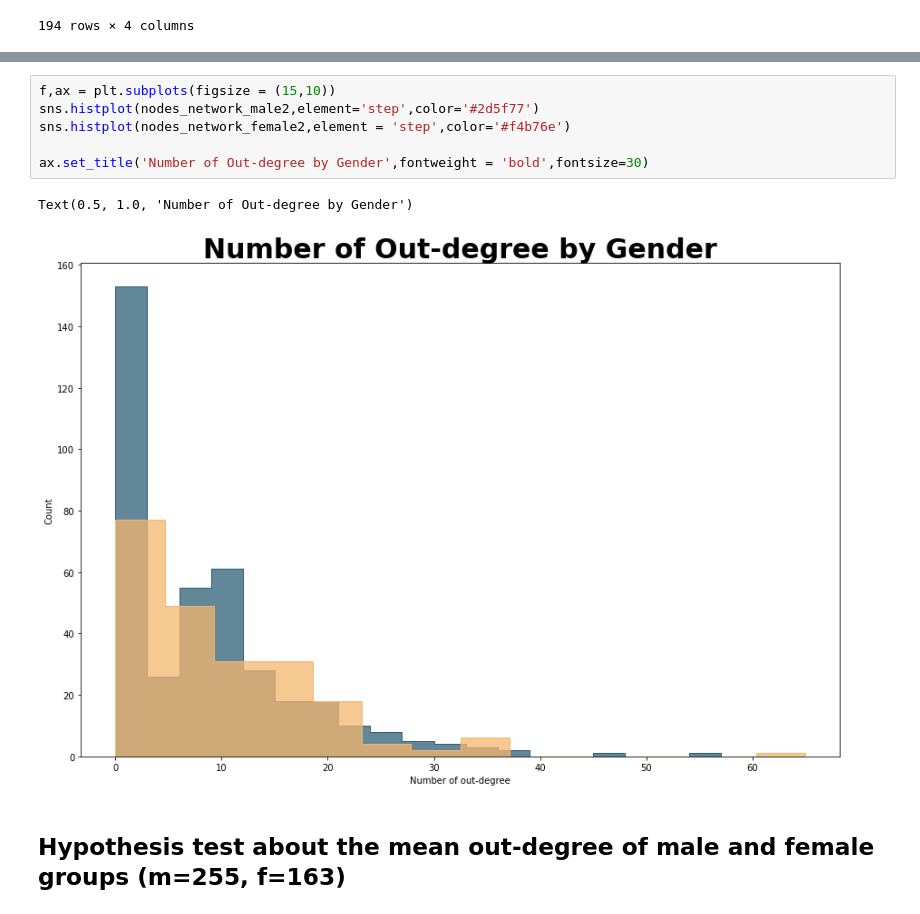
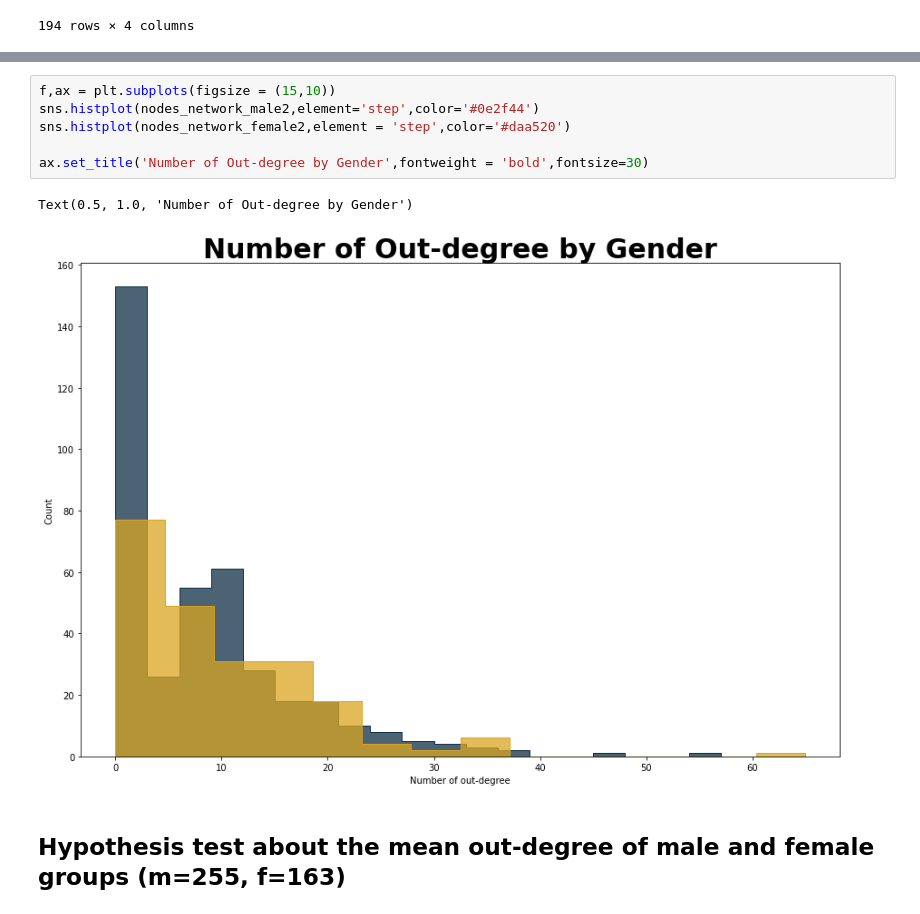
Before and after one commit to feelzoo/assortativity, a Jupyter notebook: Assortativity.ipynb, the cells around one changed output, grey strips where cells are left out. Saved outputs shown, nothing was run; the diff lists cells and outputs as text.

```diff
--- a/Assortativity.ipynb
+++ b/Assortativity.ipynb
@@ -401,12 +289,12 @@ Text(0.5, 1.0, 'Number of Out-degree by Gender')
 # %%
 f,ax = plt.subplots(figsize = (15,10))
-sns.histplot(nodes_network_male2,element='step',color='#2d5f77')
-sns.histplot(nodes_network_female2,element = 'step',color='#f4b76e')
+sns.histplot(nodes_network_male2,element='step',color='#0e2f44')
+sns.histplot(nodes_network_female2,element = 'step',color='#daa520')
 
 ax.set_title('Number of Out-degree by Gender',fontweight = 'bold',fontsize=30)
 # %% [output]
 Text(0.5, 1.0, 'Number of Out-degree by Gender')
-[figure, old version]
+[figure, new version]
 # %% [markdown]
 ## Hypothesis test about the mean out-degree of male and female groups (m=255, f=163)
 # %%
```
Also changed, not shown: parts of 63 cells of this notebook.
